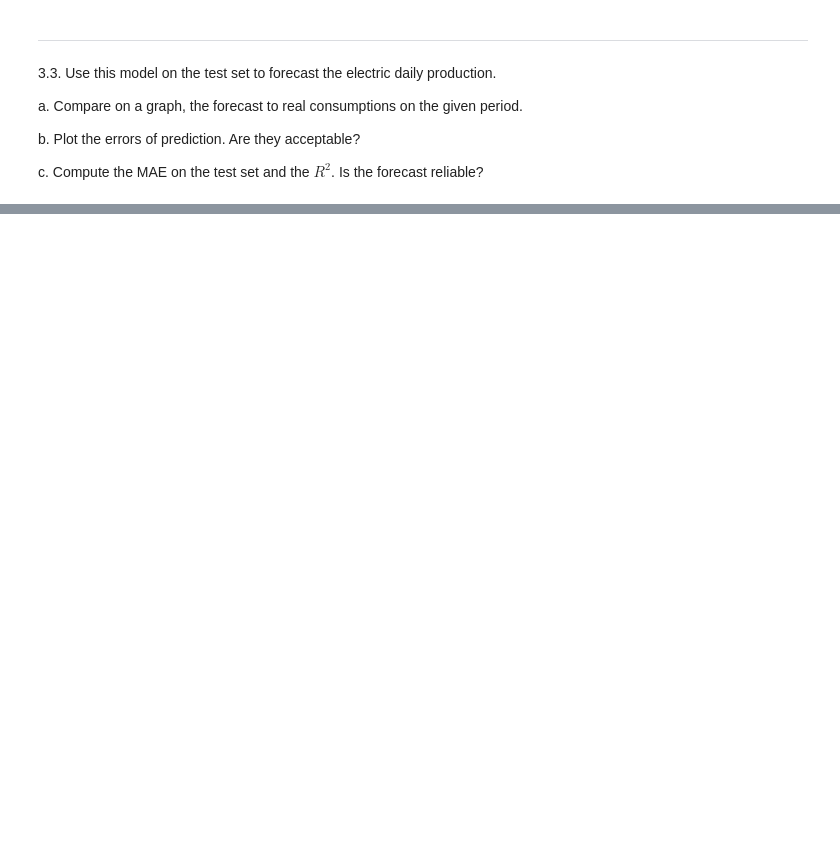
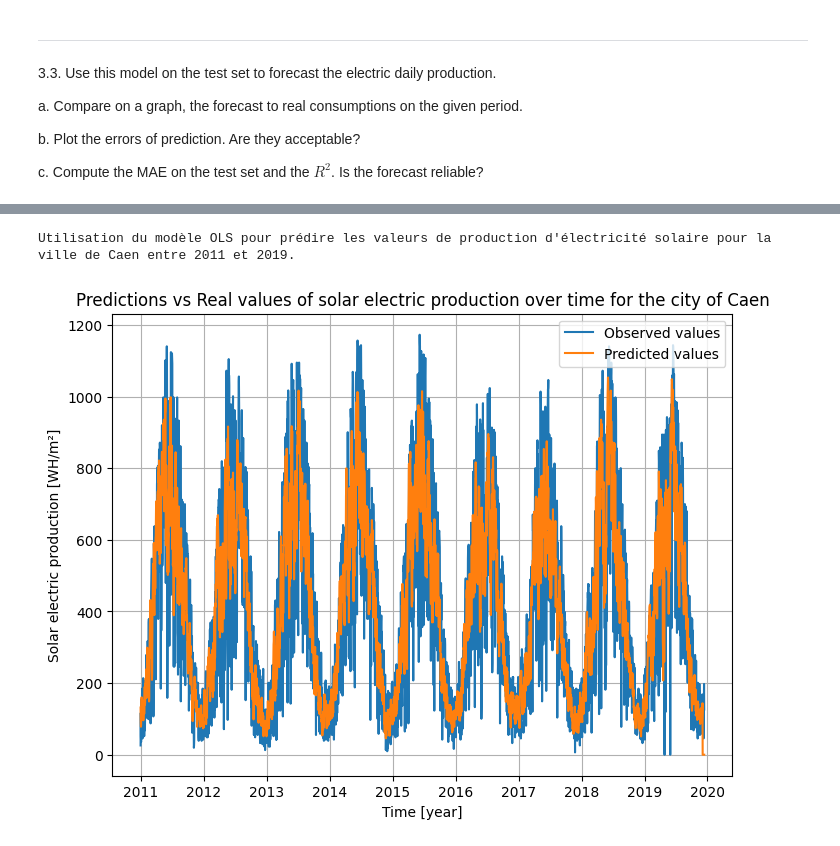
Before and after one commit to Mathis003/LEPL1109-Hackathons, a Jupyter notebook: Hackathon1.ipynb, the cells around one changed output, grey strips where cells are left out. Cells and saved outputs as stored; diff of their text form; code cells hidden in the pictures; blank space fills up the shorter version.

```diff
--- a/Hackathon1.ipynb
+++ b/Hackathon1.ipynb
@@ -655,9 +661,7 @@ c.	How would you judge the quality of the predictive model? (Analyze statistics
 
 d.	Compute the Mean Absolute Error (MAE) between predicted and real consumptions (on the training set).
 # %%
-import statsmodels
-
-print("Remarque : Nous avons fais l'exercice avec deux modèles différents (OLS et AutoReg) pour comparer les résultats.\nLe modèle OLS est prévu pour des données qui n'ont pas de dépendance temporelle contrairement au modèle AutoReg qui est prévu pour des données qui ont une dépendance temporelle.\nLe modèle AutoReg est donc plus adapté à notre cas.")
+print("Remarque : Nous avons fais l'exercice avec deux modèles différents (OLS et AutoReg) pour comparer les résultats.\nLe modèle OLS est prévu pour des données qui n'ont pas de dépendance temporelle contrairement au modèle AutoReg qui est prévu pour des données qui ont une dépendance temporelle.\n")
 print("D'ailleurs, tout n'est pas affiché dans le notebook car les résultats sont très longs à afficher.\nIl faut donc supprimer une partie pour voir la suite où allonger la longueur de la sortie de l'interpréteur.\n")
 
 training_set = df[(1977 <= df['year']) & (df['year'] <= 2010)]
@@ -671,10 +675,10 @@ for i in range(len(training_set['Caen']) - 10) :
     for j in range(10) :
         X[i][j] = np.array(training_set['Caen'])[i + 9 - j]
 
-model = statsmodels.api.OLS(Y, X).fit()
-print(model.summary())
+model_OLS = statsmodels.api.OLS(Y, X).fit()
+print(model_OLS.summary())
 
-predictions = model.predict(X)
+predictions = model_OLS.predict(X)
 
 mae = np.mean(np.abs(predictions - Y))
 print("\nMean Absolute Error (MAE) : {:.4f}".format(mae))
@@ -683,16 +687,16 @@ print("\nMean Absolute Error (MAE) : {:.4f}".format(mae))
 
 print("\n======== With AutoRegressive Model (AR) ========\n")
 
-model = statsmodels.tsa.ar_model.AutoReg(np.array(training_set['Caen']), lags=10).fit()
+model_AR = statsmodels.tsa.ar_model.AutoReg(np.array(training_set['Caen']), lags=10).fit()
 
 # Get the estimated coefficients for the model
-coefficients = model.params
+coefficients = model_OLS.params
 print("Coefficients du modèle AutoReg (AR):")
 print(coefficients)
 print("\n")
 
 # Use the model to make predictions
-predictions = model.predict(start=10)  # Begin at 10 because we need 10 previous values to predict the 11th value
+predictions = model_AR.predict(start=10)  # Begin at 10 because we need 10 previous values to predict the 11th value
 
 # Get the true values
 true_values = np.array(training_set['Caen'].iloc[10:])
@@ -704,8 +708,8 @@ print(true_values)
 print("\n")
 
 # Get a complete summary of the model
-model_summary = model.summary()
-print(model_summary)
+model_AR_summary = model_AR.summary()
+print(model_AR_summary)
 
 # Calculate the Mean Absolute Error (MAE)
 mae = abs(predictions - true_values).mean()
@@ -761,0 +744,60 @@ TypeError: RegressionModel.predict() got an unexpected keyword argument 'start'
+# %%
+print("Utilisation du modèle OLS pour prédire les valeurs de production d'électricité solaire pour la ville de Caen entre 2011 et 2019.\n")
+
+observed_values = np.array(validation_set['Caen'])
+
+X_vs = np.zeros((observed_values.size, 10))
+for i in range(observed_values.size - 10) :
+    for j in range(10) :
+        X_vs[i][j] = observed_values[i + 9 - j]
+
+predicted_values = model_OLS.predict(X_vs)
+
+data = pd.DataFrame({
+    'Date': pd.date_range(start='2011-01-01', periods=predicted_values.size, freq='D'),
+    'Predicted': predicted_values,
+    'Observed': observed_values
+})
+
+# Plot the predictions vs the real values
+plt.figure(figsize=(8, 6))
+plt.plot(data['Date'], data['Observed'], label='Observed values')
+plt.plot(data['Date'], data['Predicted'], label='Predicted values')
+plt.xlabel('Time [year]')
+plt.ylabel('Solar electric production [WH/m²]')
+plt.title('Predictions vs Real values of solar electric production over time for the city of Caen')
+plt.legend()
+plt.grid()
+plt.show()
+
+
+data['Error'] = data['Observed'] - data['Predicted']
+
+# Plot the Prediction's error
+plt.figure(figsize=(8, 6))
+plt.plot(data['Date'], data['Error'], '.k', label="Error")
+plt.xlabel('Time [year]')
+plt.ylabel('Prediction\'s error [WH/m²]')
+plt.title('Prediciton\'s error over time (city of Caen)')
+plt.legend()
+plt.grid()
+plt.show()
+
+
+# Plot the Prediction's error distribution
+plt.figure(figsize=(8, 6))
+plt.hist(data['Error'], bins=100, edgecolor='k')
+plt.xlabel('Prediction\'s error [WH/m²]')
+plt.ylabel('Frequency')
+plt.title("Prediction's error distribution (city of Caen)")
+plt.show()
+
+
+MAE = np.mean(np.abs(data['Predicted'] - data['Observed']))
+print("\nMean Absolute Error (MAE) : {:4f}".format(MAE))
+
+r_squared = sm.r2_score(data['Observed'], data['Predicted'])
+print("Coefficient de détermination (R²) : {:.2f}".format(r_squared))
+# %% [output]
+Utilisation du modèle OLS pour prédire les valeurs de production d'électricité solaire pour la ville de Caen entre 2011 et 2019.
+[figure, added]
```
Also changed, not shown: parts of 7 cells of this notebook.
